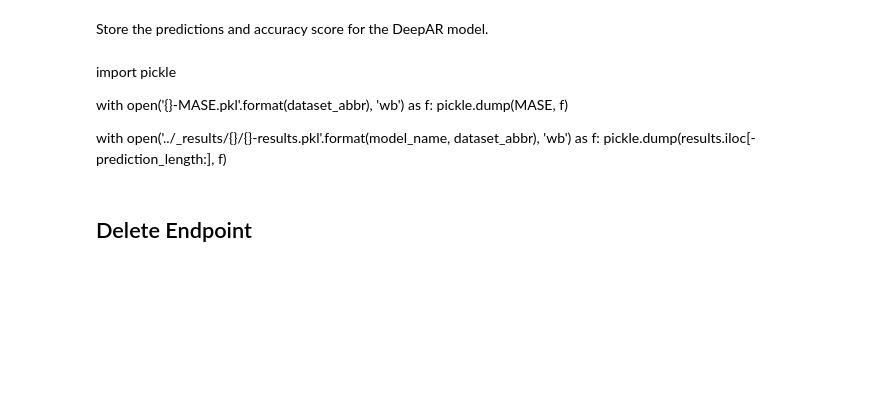
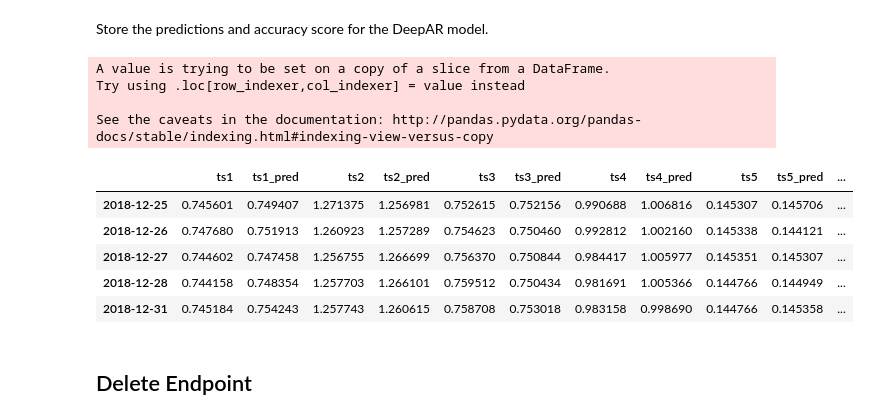
Before and after one commit to AidanCooper/forecasting, a Jupyter notebook: DeepAR/daily-exchange-rates.ipynb, the cells around one changed output. Cells and saved outputs as stored; diff of their text form; code cells hidden in the pictures; blank space fills up the shorter version.

```diff
--- a/DeepAR/daily-exchange-rates.ipynb
+++ b/DeepAR/daily-exchange-rates.ipynb
@@ -356,13 +332,23 @@ Overall sMASE: 1.0884
 # %% [markdown]
 Store the predictions and accuracy score for the DeepAR model.
-# %% [markdown]
-import pickle
-
-with open('{}-MASE.pkl'.format(dataset_abbr), 'wb') as f:
-    pickle.dump(MASE, f)
-
-with open('../_results/{}/{}-results.pkl'.format(model_name, dataset_abbr), 'wb') as f:
-    pickle.dump(results.iloc[-prediction_length:], f)
+# %%
+full_results = results[0][['ts1', '0.5']]
+full_results.columns = ['ts1', 'ts1_pred']
+for i in range(len(results))[1:]:
+    full_results['ts%s' % (i+1)] = results[i]['ts%s' % (i+1)]
+    full_results['ts%s_pred' % (i+1)] = results[i]['0.5']
+full_results.head()
+# %% [output]
+A value is trying to be set on a copy of a slice from a DataFrame.
+Try using .loc[row_indexer,col_indexer] = value instead
+
+See the caveats in the documentation: http://pandas.pydata.org/pandas-docs/stable/indexing.html#indexing-view-versus-copy
+|  | ts1 | ts1_pred | ts2 | ts2_pred | ts3 | ts3_pred | ts4 | ts4_pred | ts5 | ts5_pred | ... |
+| 2018-12-25 | 0.745601 | 0.749407 | 1.271375 | 1.256981 | 0.752615 | 0.752156 | 0.990688 | 1.006816 | 0.145307 | 0.145706 | ... |
+| 2018-12-26 | 0.747680 | 0.751913 | 1.260923 | 1.257289 | 0.754623 | 0.750460 | 0.992812 | 1.002160 | 0.145338 | 0.144121 | ... |
+| 2018-12-27 | 0.744602 | 0.747458 | 1.256755 | 1.266699 | 0.756370 | 0.750844 | 0.984417 | 1.005977 | 0.145351 | 0.145307 | ... |
+| 2018-12-28 | 0.744158 | 0.748354 | 1.257703 | 1.266101 | 0.759512 | 0.750434 | 0.981691 | 1.005366 | 0.144766 | 0.144949 | ... |
+| 2018-12-31 | 0.745184 | 0.754243 | 1.257743 | 1.260615 | 0.758708 | 0.753018 | 0.983158 | 0.998690 | 0.144766 | 0.145358 | ... |
 # %%
 import pickle
 
```
Also changed, not shown: parts of 20 cells of this notebook, 1 other file.
